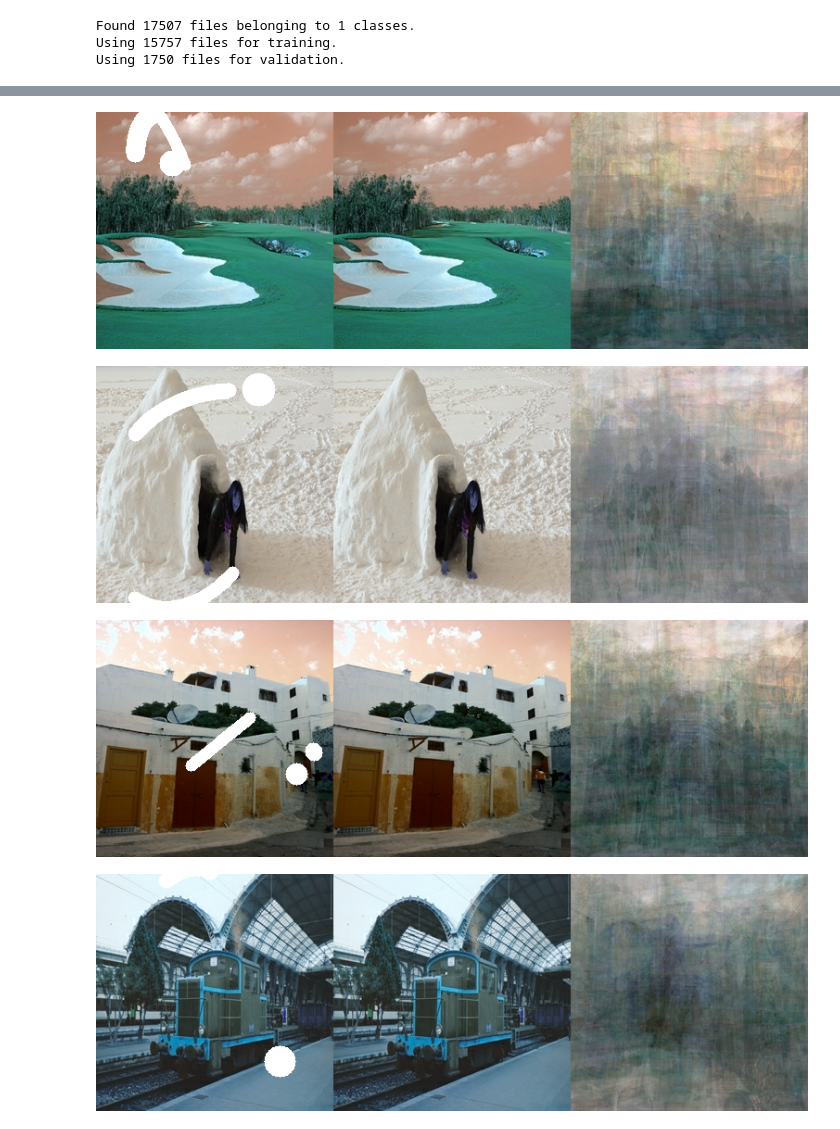
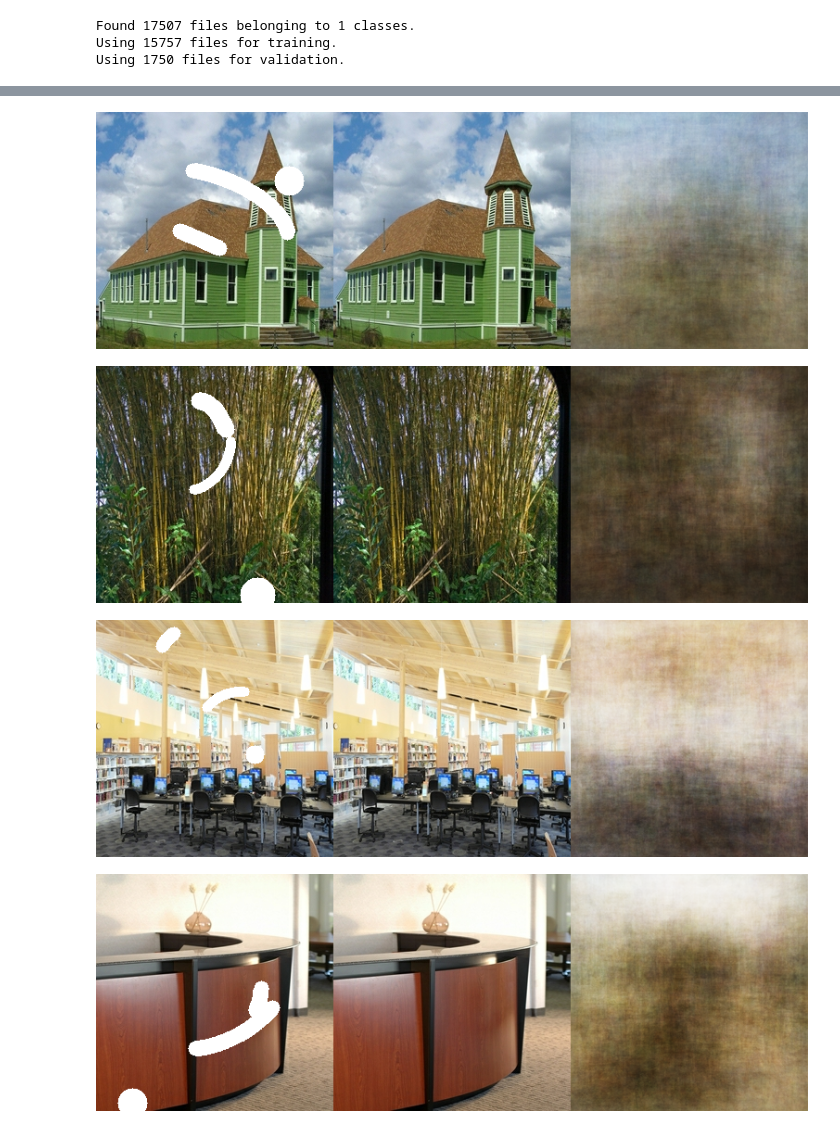
Before and after one commit to Tremirre/cv-image-inpainting, a Jupyter notebook: notebooks/data_pipeline_preview.ipynb, the cells around one changed output, grey strips where cells are left out. Cells and saved outputs as stored; diff of their text form; code cells hidden in the pictures.

Commit message:
update: generalize data generator API

```diff
--- a/notebooks/data_pipeline_preview.ipynb
+++ b/notebooks/data_pipeline_preview.ipynb
@@ -24,6 +27,13 @@ MASK_GEN_PARAM = {
 }
 
 mask_generator = MaskGenerator(*IMAGE_SIZE, CHANNELS, **MASK_GEN_PARAM)
+
+def mask_image_augment(images: tf.Tensor, mask_generator: MaskGenerator, max_val: float) -> tf.Tensor:
+    masks = mask_generator(images.shape[0])
+    augmented = tf.where(masks == 0, images, 1)
+    return augmented
+
+gen_mask_image_augment = partial(mask_image_augment, mask_generator=mask_generator, max_val=1.)
 # %%
 def scale(x):
     return x / 255.0
@@ -41,12 +51,16 @@ Using 15757 files for training.
 Using 1750 files for validation.
 # %%
 np.random.seed(42)
-train_generator = DatasetFillGenerator(ds_train, IMAGE_SIZE, CHANNELS, mask_generator, scale_max=1.0)
-valid_generator = DatasetFillGenerator(ds_valid, IMAGE_SIZE, CHANNELS, mask_generator, scale_max=1.0)
+train_generator = DatasetFillGenerator(ds_train, IMAGE_SIZE, CHANNELS, gen_mask_image_augment)
+valid_generator = DatasetFillGenerator(ds_valid, IMAGE_SIZE, CHANNELS, gen_mask_image_augment)
 # %%
 # dummy model for preview
 model = tf.keras.models.Sequential()
 model.add(tf.keras.layers.InputLayer(input_shape=(*IMAGE_SIZE, 3)))
+model.add(tf.keras.layers.Conv2D(32, 5, padding="same", activation="relu"))
+model.add(tf.keras.layers.MaxPool2D())
+model.add(tf.keras.layers.Conv2D(32, 5, padding="same", activation="relu"))
+model.add(tf.keras.layers.MaxPool2D())
 model.add(tf.keras.layers.Conv2D(32, 5, padding="same", activation="relu"))
 model.add(tf.keras.layers.MaxPool2D())
 model.add(tf.keras.layers.Flatten())
@@ -105,12 +124,12 @@ Epoch 10/10
 def recast_to_image(tensor: tf.Tensor) -> np.ndarray:
     return tf.cast(tensor * 255, tf.uint8).numpy()
 
-batch_masks, batch_images = train_generator[0]
+batch_masks, batch_images = train_generator[1]
 nn_filled = model.predict(batch_images)
 for i in range(5):
     masked = recast_to_image(batch_masks[i])
     original_image = recast_to_image(batch_images[i])
     filled_image = recast_to_image(nn_filled[i])
 
-    showarray(np.concatenate([masked, original_image, filled_image], axis=1))
+    showarray(np.concatenate([masked, original_image, filled_image], axis=1), converted=None)
 # %% [output]
@@ -118,4 +137,4 @@ for i in range(5):
-[figure, old version]
+[figure, new version]
-[figure, old version]
+[figure, new version]
-[figure, old version]
+[figure, new version]
-[figure, old version]
+[figure, new version]
```
Also changed, not shown: parts of 5 cells of this notebook, 1 other file.
